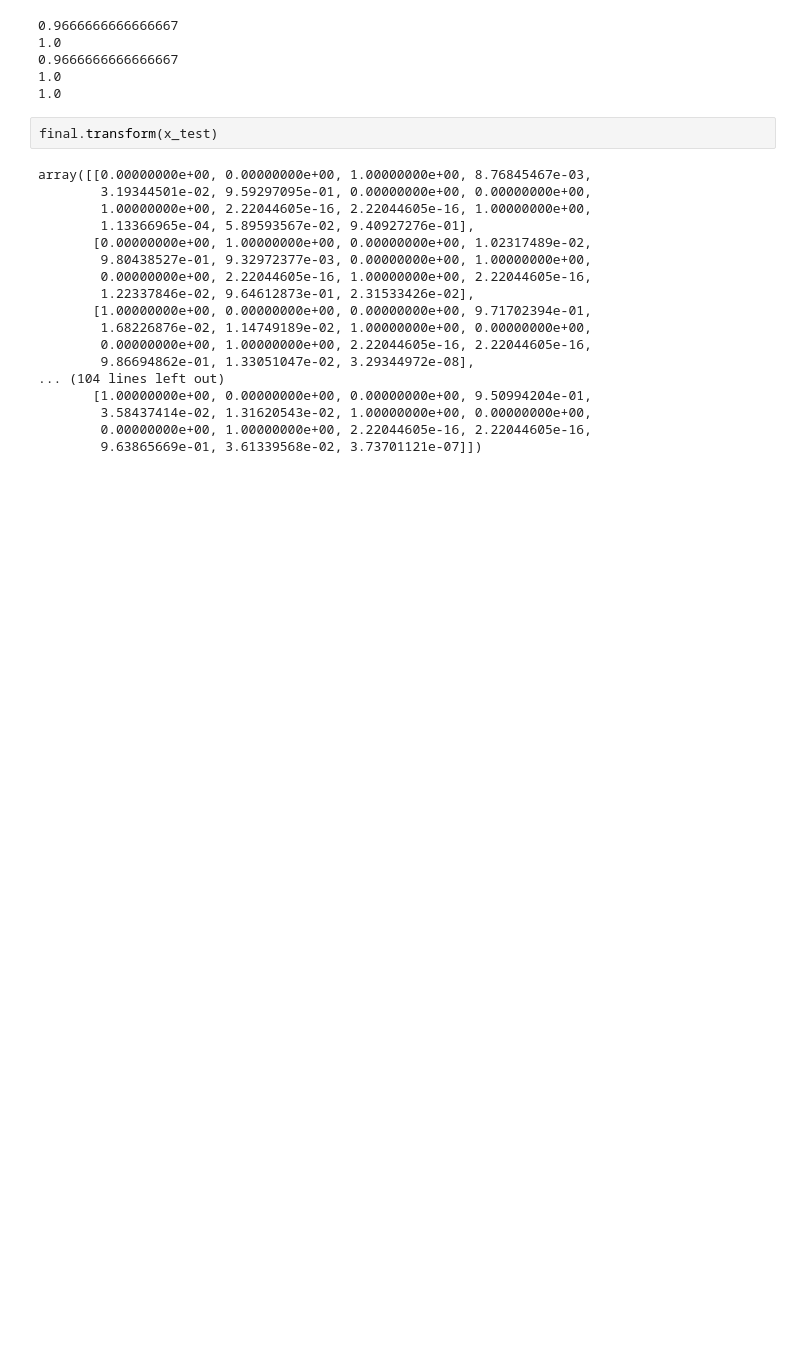
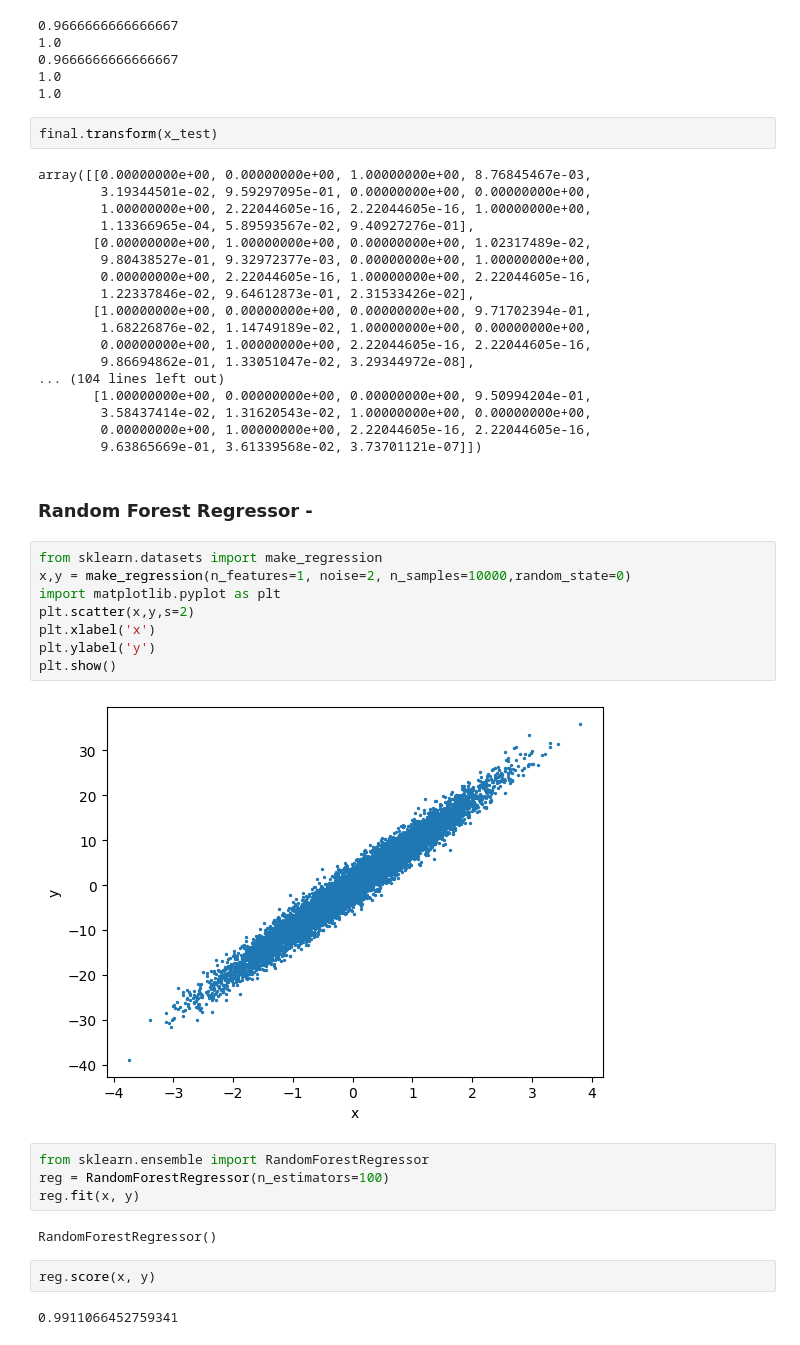
Before and after one commit to Aryanmartinian/Data-Science-AI-Ecosystem, a Jupyter notebook: Ensemble_Methods.ipynb, the cells around one changed output. Saved outputs shown, nothing was run; the diff lists cells and outputs as text; blank space fills up the shorter version.

Commit message:
Ensemble Methods

```diff
--- a/Ensemble_Methods.ipynb
+++ b/Ensemble_Methods.ipynb
@@ -205,3 +205,25 @@ array([[0.00000000e+00, 0.00000000e+00, 1.00000000e+00, 8.76845467e-03,
         3.58437414e-02, 1.31620543e-02, 1.00000000e+00, 0.00000000e+00,
         0.00000000e+00, 1.00000000e+00, 2.22044605e-16, 2.22044605e-16,
         9.63865669e-01, 3.61339568e-02, 3.73701121e-07]])
+# %% [markdown]
+### Random Forest Regressor -
+# %%
+from sklearn.datasets import make_regression
+x,y = make_regression(n_features=1, noise=2, n_samples=10000,random_state=0)
+import matplotlib.pyplot as plt
+plt.scatter(x,y,s=2)
+plt.xlabel('x')
+plt.ylabel('y')
+plt.show()
+# %% [output]
+[figure, added]
+# %%
+from sklearn.ensemble import RandomForestRegressor
+reg = RandomForestRegressor(n_estimators=100)
+reg.fit(x, y)
+# %% [output]
+RandomForestRegressor()
+# %%
+reg.score(x, y)
+# %% [output]
+0.9911066452759341
```
Also changed, not shown: parts of 3 cells of this notebook.
